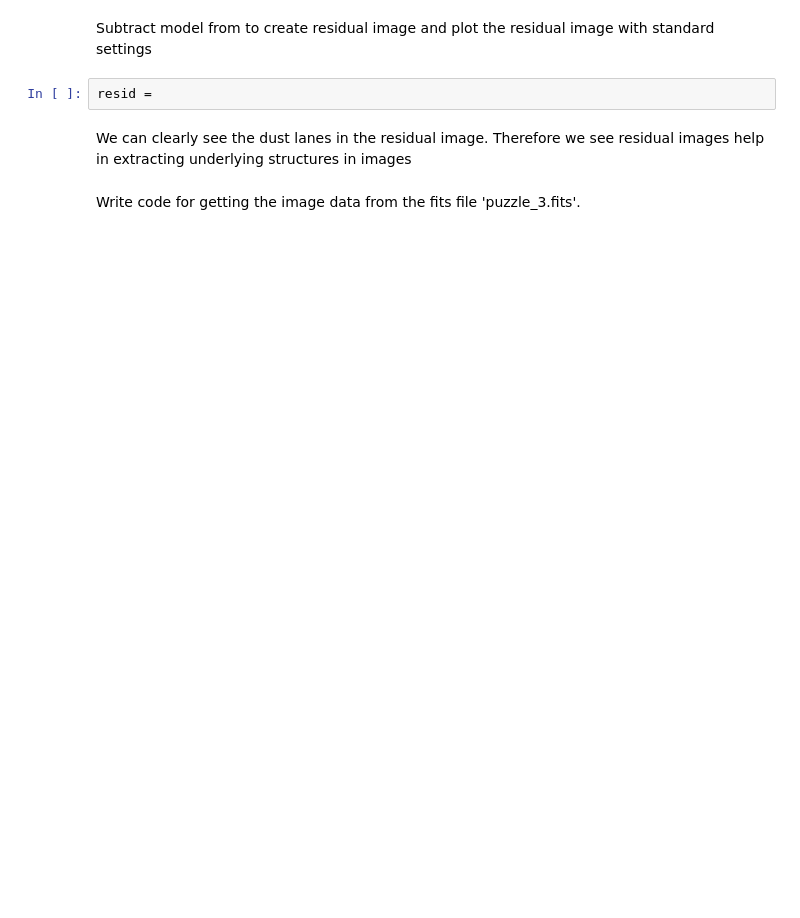
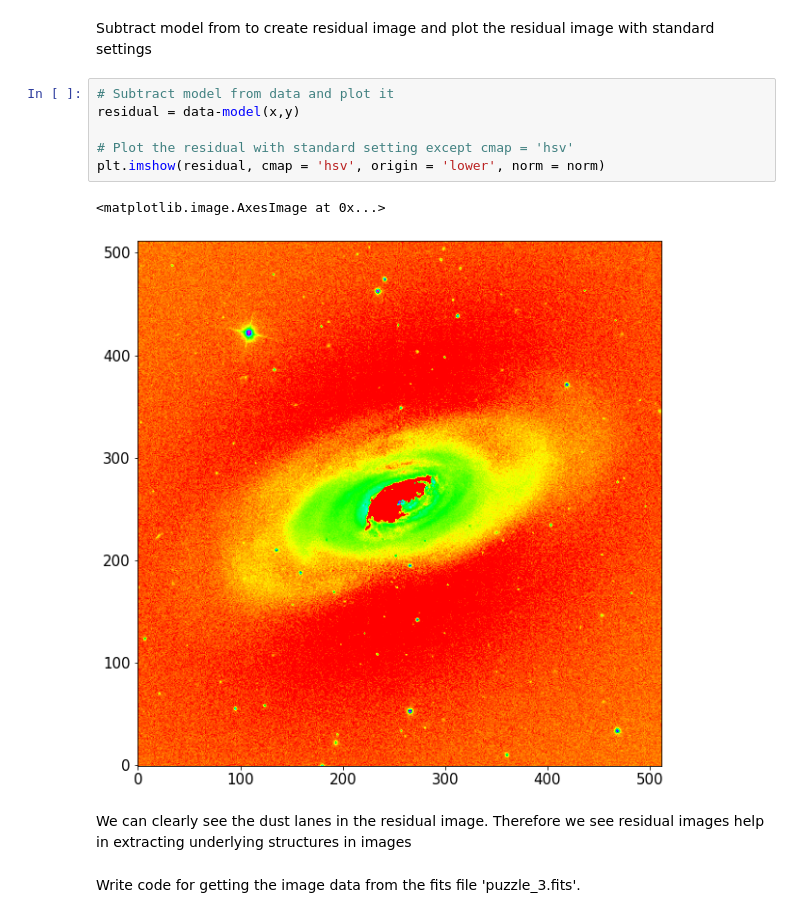
Before and after one commit to rahule-1999/DDA-python, a Jupyter notebook: Week_1/Puzzle_III.ipynb, the cells around one changed output. Saved outputs shown, nothing was run; the diff lists cells and outputs as text; blank space fills up the shorter version.

```diff
--- a/Week_1/Puzzle_III.ipynb
+++ b/Week_1/Puzzle_III.ipynb
@@ -74,7 +80,14 @@ model
 # %% [markdown]
 Subtract model from  to create residual image and plot the residual image with standard settings
-# %%
-resid =
+# %%
+# Subtract model from data and plot it
+residual = data-model(x,y)
+
+# Plot the residual with standard setting except cmap = 'hsv'
+plt.imshow(residual, cmap = 'hsv', origin = 'lower', norm = norm)
+# %% [output]
+<matplotlib.image.AxesImage at 0x...>
+[figure, added]
 # %% [markdown]
 We can clearly see the dust lanes in the residual image. Therefore we see residual images help in extracting underlying structures in images
 # %% [markdown]
```
Also changed, not shown: parts of 19 cells of this notebook.
